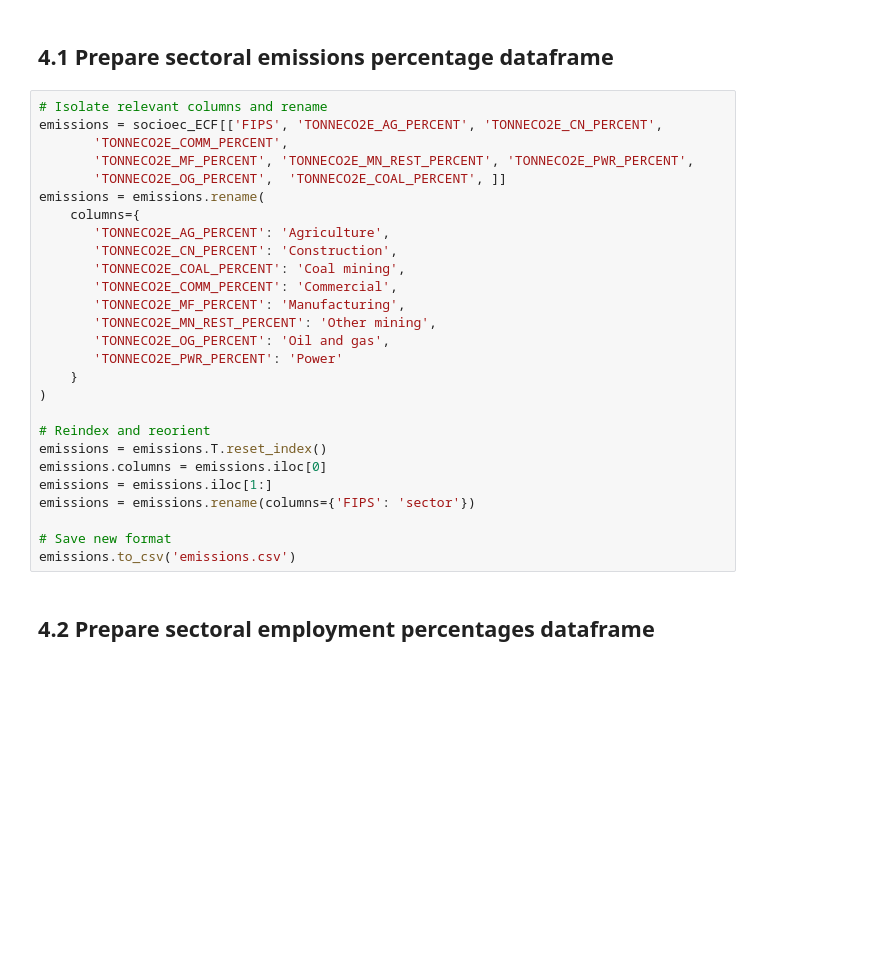
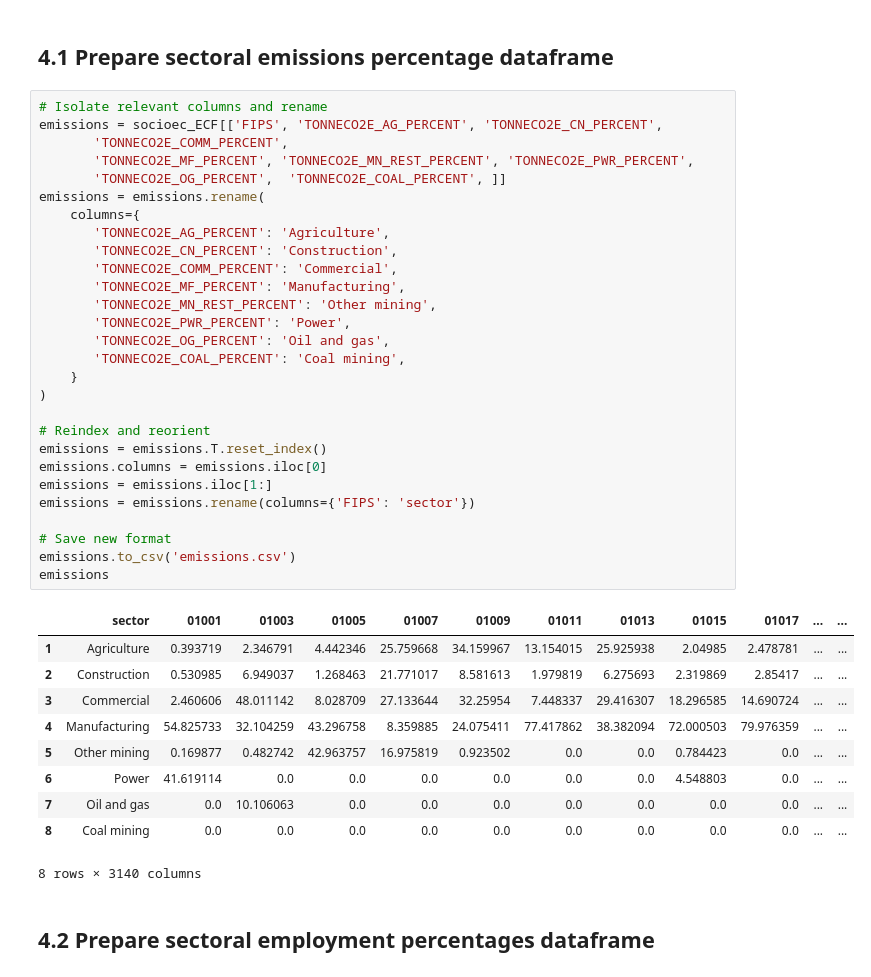
Before and after one commit to kailingraham/ecf-vis-tool, a Jupyter notebook: my-app/static/2024-01-17_ecf-vis-tool_dataprep.ipynb, the cells around one changed output. Drawn from its saved outputs; the diff is of its cells as text; blank space fills up the shorter version.

```diff
--- a/my-app/static/2024-01-17_ecf-vis-tool_dataprep.ipynb
+++ b/my-app/static/2024-01-17_ecf-vis-tool_dataprep.ipynb
@@ -243,30 +243,42 @@ socioec_ECF.to_csv('socioec_ECF.csv')
 # %%
 # Isolate relevant columns and rename
 emissions = socioec_ECF[['FIPS', 'TONNECO2E_AG_PERCENT', 'TONNECO2E_CN_PERCENT',
        'TONNECO2E_COMM_PERCENT',
        'TONNECO2E_MF_PERCENT', 'TONNECO2E_MN_REST_PERCENT', 'TONNECO2E_PWR_PERCENT',
        'TONNECO2E_OG_PERCENT',  'TONNECO2E_COAL_PERCENT', ]]
 emissions = emissions.rename(
     columns={
        'TONNECO2E_AG_PERCENT': 'Agriculture',
        'TONNECO2E_CN_PERCENT': 'Construction',
-       'TONNECO2E_COAL_PERCENT': 'Coal mining',
        'TONNECO2E_COMM_PERCENT': 'Commercial',
        'TONNECO2E_MF_PERCENT': 'Manufacturing',
        'TONNECO2E_MN_REST_PERCENT': 'Other mining',
+       'TONNECO2E_PWR_PERCENT': 'Power',
        'TONNECO2E_OG_PERCENT': 'Oil and gas',
-       'TONNECO2E_PWR_PERCENT': 'Power'
+       'TONNECO2E_COAL_PERCENT': 'Coal mining',
     }
 )
 
 # Reindex and reorient
 emissions = emissions.T.reset_index()
 emissions.columns = emissions.iloc[0]
 emissions = emissions.iloc[1:]
 emissions = emissions.rename(columns={'FIPS': 'sector'})
 
 # Save new format
 emissions.to_csv('emissions.csv')
+emissions
+# %% [output]
+|  | sector | 01001 | 01003 | 01005 | 01007 | 01009 | 01011 | 01013 | 01015 | 01017 | ... | ... |
+| 1 | Agriculture | 0.393719 | 2.346791 | 4.442346 | 25.759668 | 34.159967 | 13.154015 | 25.925938 | 2.04985 | 2.478781 | ... | ... |
+| 2 | Construction | 0.530985 | 6.949037 | 1.268463 | 21.771017 | 8.581613 | 1.979819 | 6.275693 | 2.319869 | 2.85417 | ... | ... |
+| 3 | Commercial | 2.460606 | 48.011142 | 8.028709 | 27.133644 | 32.25954 | 7.448337 | 29.416307 | 18.296585 | 14.690724 | ... | ... |
+| 4 | Manufacturing | 54.825733 | 32.104259 | 43.296758 | 8.359885 | 24.075411 | 77.417862 | 38.382094 | 72.000503 | 79.976359 | ... | ... |
+| 5 | Other mining | 0.169877 | 0.482742 | 42.963757 | 16.975819 | 0.923502 | 0.0 | 0.0 | 0.784423 | 0.0 | ... | ... |
+| 6 | Power | 41.619114 | 0.0 | 0.0 | 0.0 | 0.0 | 0.0 | 0.0 | 4.548803 | 0.0 | ... | ... |
+| 7 | Oil and gas | 0.0 | 10.106063 | 0.0 | 0.0 | 0.0 | 0.0 | 0.0 | 0.0 | 0.0 | ... | ... |
+| 8 | Coal mining | 0.0 | 0.0 | 0.0 | 0.0 | 0.0 | 0.0 | 0.0 | 0.0 | 0.0 | ... | ... |
+8 rows × 3140 columns
 # %% [markdown]
 ## 4.2 Prepare sectoral employment percentages dataframe
 # %%
```
Also changed, not shown: parts of 1 cell of this notebook, 1 other file.
